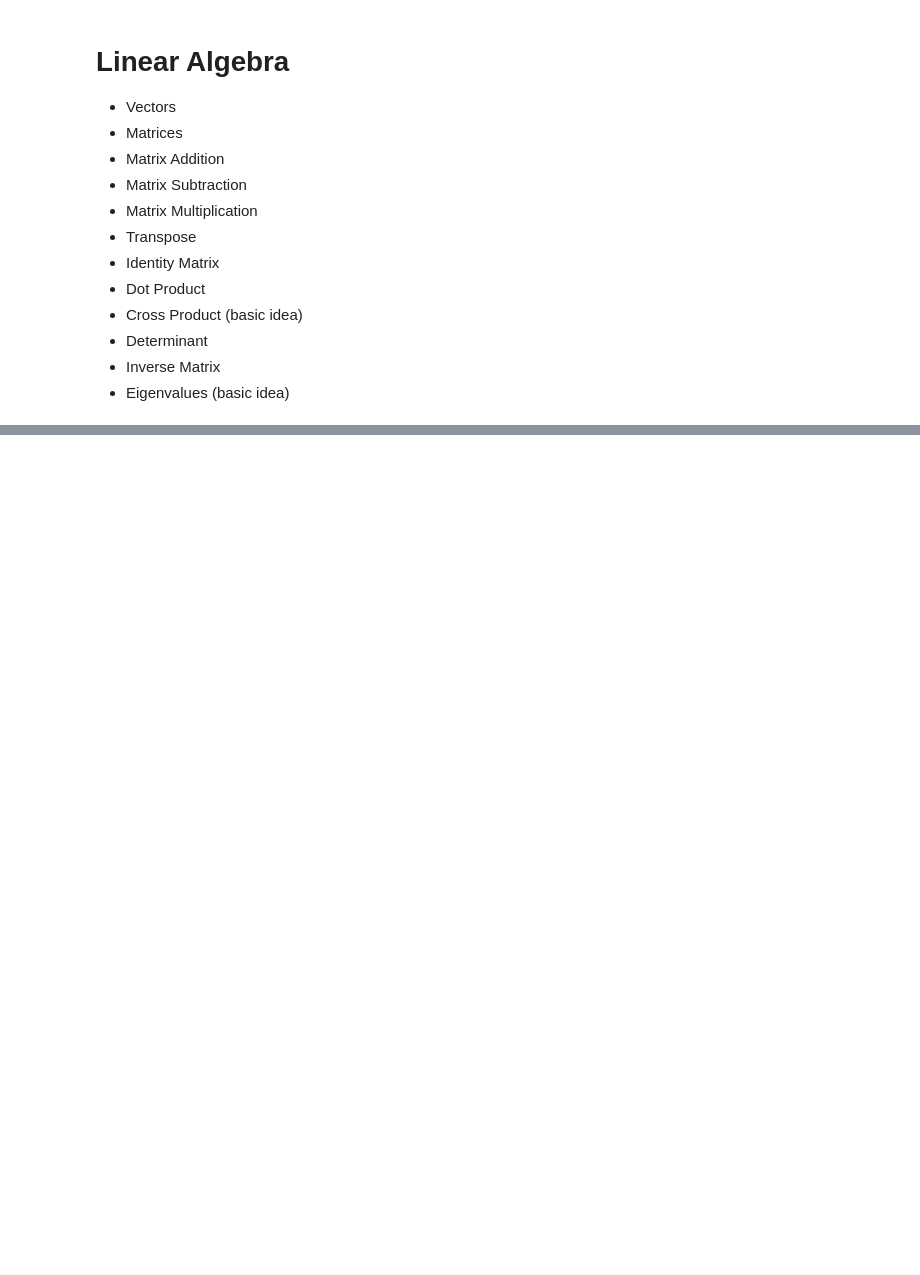
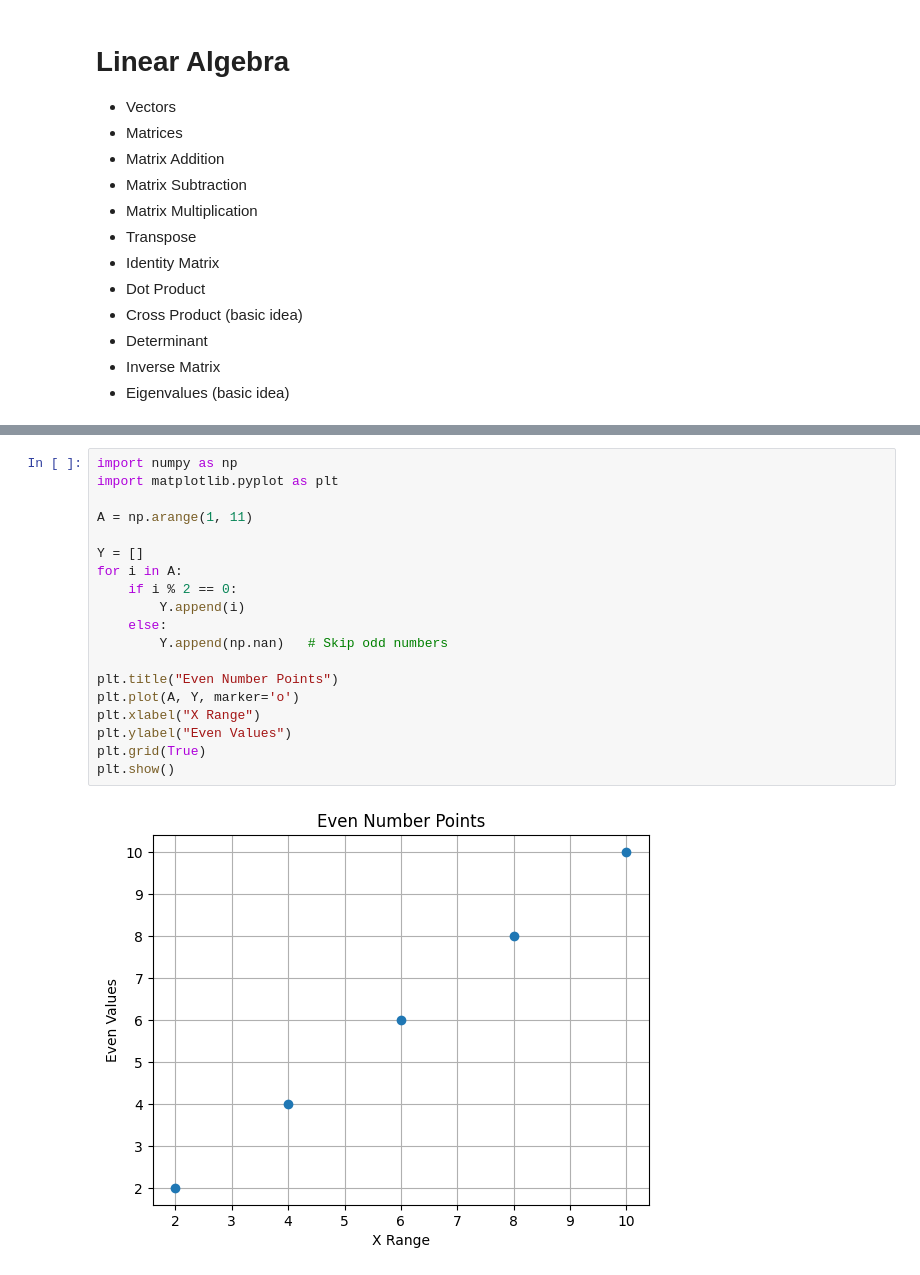
Before and after one commit to prasantapy/interview_questions, a Jupyter notebook: NumpywithPandas.ipynb, the cells around one changed output, grey strips where cells are left out. Drawn from its saved outputs; the diff is of its cells as text; blank space fills up the shorter version.

```diff
--- a/NumpywithPandas.ipynb
+++ b/NumpywithPandas.ipynb
@@ -405,0 +563,21 @@ print(a+b)
+# %%
+import numpy as np
+import matplotlib.pyplot as plt
+
+A = np.arange(1, 11)
+
+Y = []
+for i in A:
+    if i % 2 == 0:
+        Y.append(i)
+    else:
+        Y.append(np.nan)   # Skip odd numbers
+
+plt.title("Even Number Points")
+plt.plot(A, Y, marker='o')
+plt.xlabel("X Range")
+plt.ylabel("Even Values")
+plt.grid(True)
+plt.show()
+# %% [output]
+[figure, added]
```
Also changed, not shown: parts of 26 cells of this notebook.
